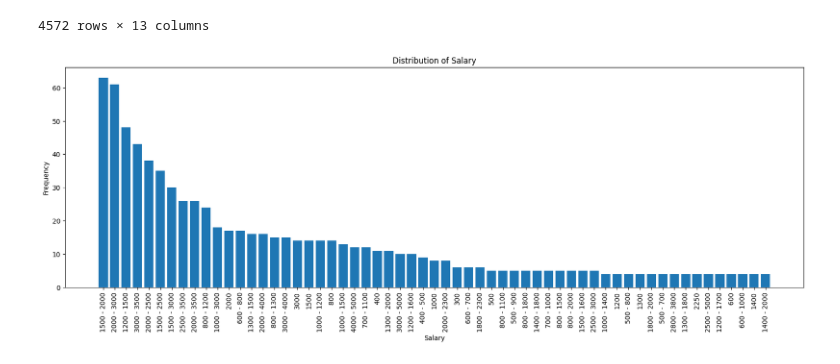
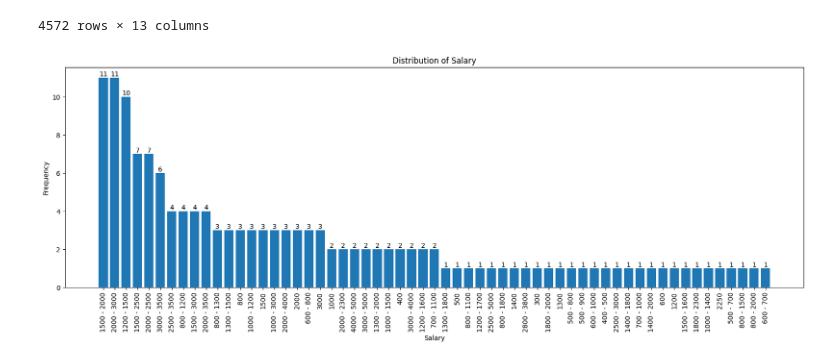
Before and after one commit to LalaMamedova/Data_Science-Analytics_Projects, a Jupyter notebook: Software developer in Azerbaijan/software_analysis/data.ipynb, the cells around one changed output. Saved outputs shown, nothing was run; the diff lists cells and outputs as text; code cells hidden in the pictures.

```diff
--- a/Software developer in Azerbaijan/software_analysis/data.ipynb
+++ b/Software developer in Azerbaijan/software_analysis/data.ipynb
@@ -5,3 +22,2 @@ from fuzzywuzzy import fuzz
 # %%
-original_vacancy = pd.read_excel("../data/vacancy main info.xlsx")
-original_vacancy.info()
+original_vacancy = pd.read_excel("../data/vacancy primary info.xlsx")
@@ -118,16 +161,18 @@ merged_df
 | 4571 | 889 | Kiber Nüfuzetmə mütəxəssisi - Pen... | https://busy.az/vacancy/77833/kib... | Xalq Bank | Bakı | Tam ştat (full time) | NaN | ... |
 4572 rows × 13 columns
 # %%
-salary_counts =  merged_df['Salary'].where(merged_df['Salary'] != 'Razılaşma yolu ilə').value_counts()
+salary_counts =  original_vacancy['Salary'].where(original_vacancy['Salary'] != 'Razılaşma yolu ilə').value_counts()
 
 plt.figure(figsize=(20,6))
 plt.bar(salary_counts.index, salary_counts.values)
 plt.xlabel('Salary')
 plt.ylabel('Frequency')
 plt.title('Distribution of Salary')
 plt.xticks(rotation=90)
 
+for i, count in enumerate(salary_counts.values):
+    plt.text(i, count, str(count), ha='center', va='bottom')
 plt.show()
 # %% [output]
-[figure, old version]
+[figure, new version]
 # %%
```
Also changed, not shown: parts of 30 cells of this notebook, 8 other files.
